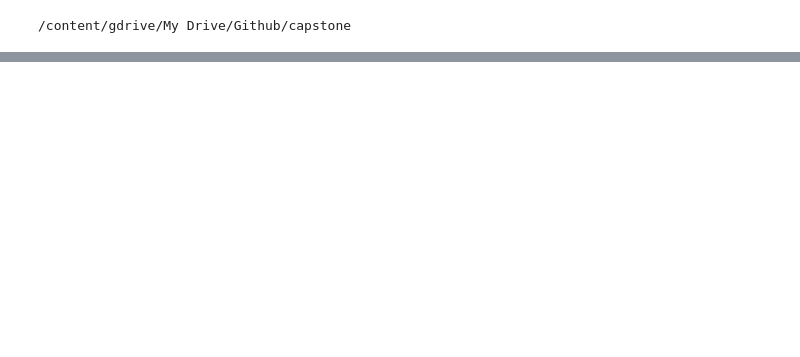
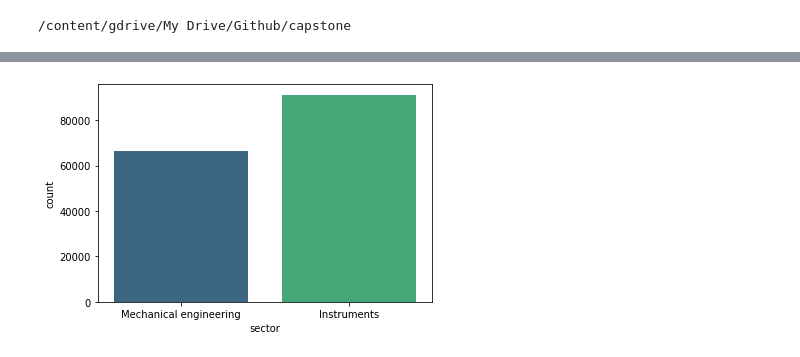
Before and after one commit to cmfritz/NLP-Patent-Classification, a Jupyter notebook: analysis.ipynb, the cells around one changed output, grey strips where cells are left out. Cells and saved outputs as stored; diff of their text form; code cells hidden in the pictures; blank space fills up the shorter version.

```diff
--- a/analysis.ipynb
+++ b/analysis.ipynb
@@ -481,0 +59,5 @@ Confusion Matrix for test data
+# %%
+df = pd.read_pickle('data/data_4_analysis.pkl')
+# %%
+df_master = df[df.sector!='Other fields']
+df_master
@@ -481,0 +78,4 @@ Confusion Matrix for test data
+# %%
+# truncate data for testing purposes
+df = df_master[:int(len(df_master.patent_id)*0.2)]
+df
@@ -481,0 +101,7 @@ Confusion Matrix for test data
+# %%
+# drop large sectors
+df = df[df.sector != 'Electrical engineering'] # Deal with EE later
+df = df[df.sector != 'Chemistry']
+ax = sns.countplot(x='sector', data=df, palette='viridis')
+# %% [output]
+[figure, added]
```
Also changed, not shown: parts of 59 cells of this notebook.
